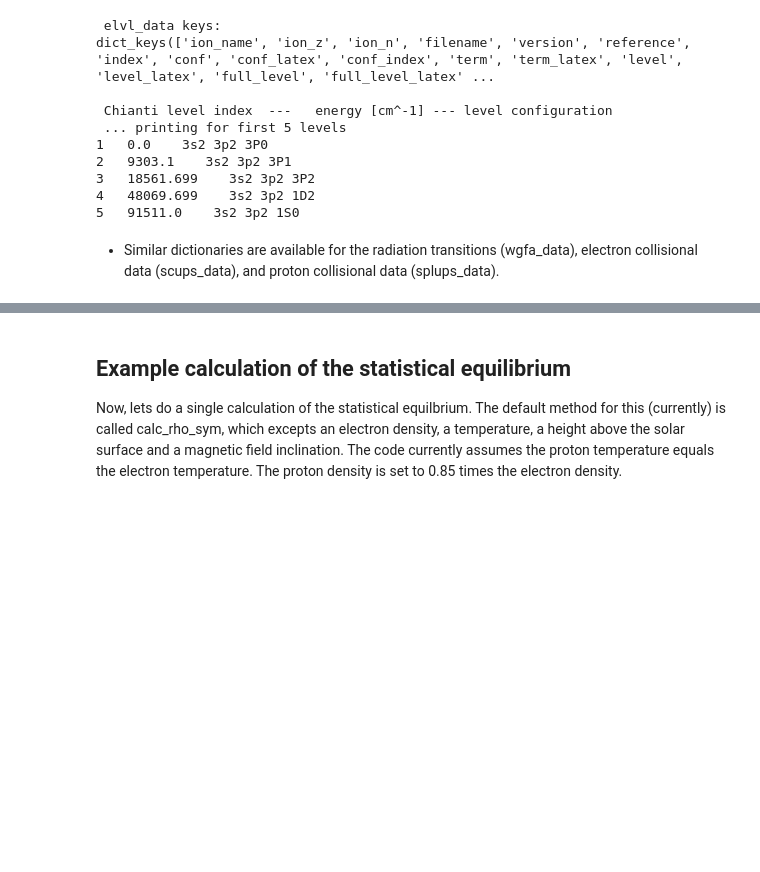
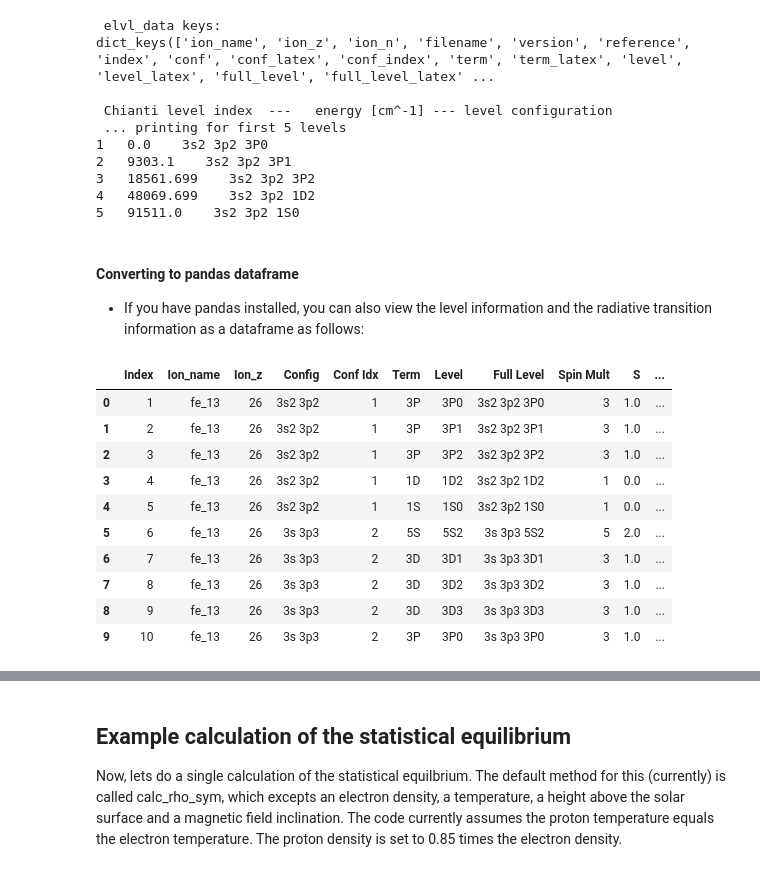
Before and after one commit to tschad/pycelp, a Jupyter notebook: examples/A_tour_of_the_Ion_class.ipynb, the cells around one changed output, grey strips where cells are left out. Cells and saved outputs as stored; diff of their text form; code cells hidden in the pictures; blank space fills up the shorter version.

Commit message:
add dataframes to example and more psi additions

```diff
--- a/examples/A_tour_of_the_Ion_class.ipynb
+++ b/examples/A_tour_of_the_Ion_class.ipynb
@@ -94,5 +96,22 @@ dict_keys(['ion_name', 'ion_z', 'ion_n', 'filename', 'version', 'reference', 'in
 3   18561.699    3s2 3p2 3P2
 4   48069.699    3s2 3p2 1D2
 5   91511.0    3s2 3p2 1S0
-# %% [markdown]
-- Similar dictionaries are available for the radiation transitions (wgfa_data), electron collisional data (scups_data), and proton collisional data (splups_data).
+# %% [markdown]
+#### Converting to pandas dataframe
+
+- If you have pandas installed, you can also view the level information and the radiative transition information as a dataframe as follows:
+# %%
+energy_levels_df = fe13.energy_levels_to_dataframe()
+energy_levels_df[0:10]  ## show first ten levels only
+# %% [output]
+|  | Index | Ion_name | Ion_z | Config | Conf Idx | Term | Level | Full Level | Spin Mult | S | ... |
+| 0 | 1 | fe_13 | 26 | 3s2 3p2 | 1 | 3P | 3P0 | 3s2 3p2 3P0 | 3 | 1.0 | ... |
+| 1 | 2 | fe_13 | 26 | 3s2 3p2 | 1 | 3P | 3P1 | 3s2 3p2 3P1 | 3 | 1.0 | ... |
+| 2 | 3 | fe_13 | 26 | 3s2 3p2 | 1 | 3P | 3P2 | 3s2 3p2 3P2 | 3 | 1.0 | ... |
+| 3 | 4 | fe_13 | 26 | 3s2 3p2 | 1 | 1D | 1D2 | 3s2 3p2 1D2 | 1 | 0.0 | ... |
+| 4 | 5 | fe_13 | 26 | 3s2 3p2 | 1 | 1S | 1S0 | 3s2 3p2 1S0 | 1 | 0.0 | ... |
+| 5 | 6 | fe_13 | 26 | 3s 3p3 | 2 | 5S | 5S2 | 3s 3p3 5S2 | 5 | 2.0 | ... |
+| 6 | 7 | fe_13 | 26 | 3s 3p3 | 2 | 3D | 3D1 | 3s 3p3 3D1 | 3 | 1.0 | ... |
+| 7 | 8 | fe_13 | 26 | 3s 3p3 | 2 | 3D | 3D2 | 3s 3p3 3D2 | 3 | 1.0 | ... |
+| 8 | 9 | fe_13 | 26 | 3s 3p3 | 2 | 3D | 3D3 | 3s 3p3 3D3 | 3 | 1.0 | ... |
+| 9 | 10 | fe_13 | 26 | 3s 3p3 | 2 | 3P | 3P0 | 3s 3p3 3P0 | 3 | 1.0 | ... |
```
Also changed, not shown: parts of 14 cells of this notebook, 2 other files.
